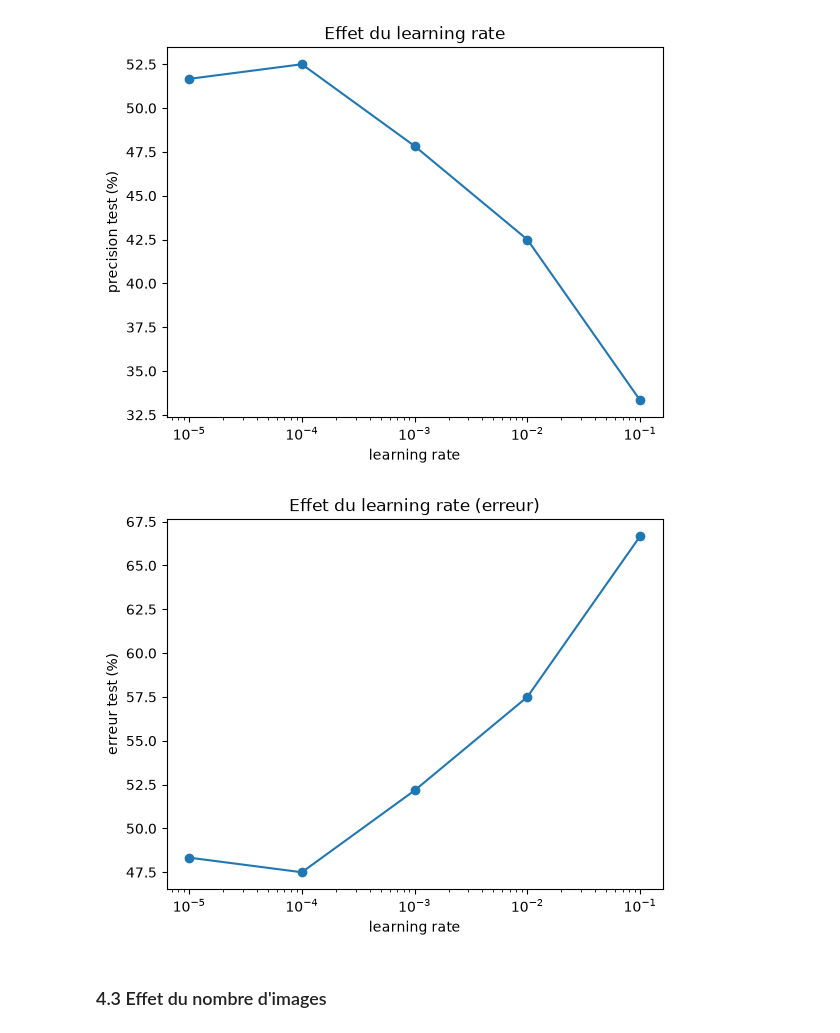
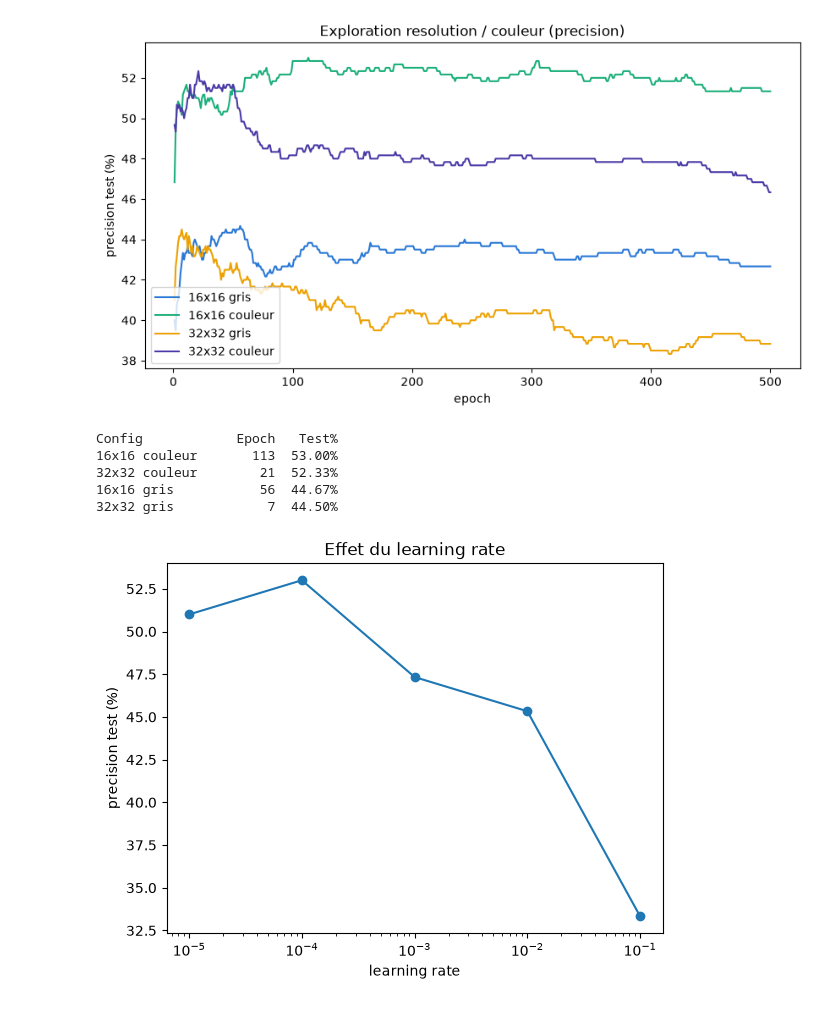
Before and after one commit to AbdelkrimAKKAL/Projet_Annual_IA, a Jupyter notebook: jupyter/model_linear.ipynb, the cells around one changed output. Cells and saved outputs as stored; diff of their text form; code cells hidden in the pictures.

Commit message:
cas de tests corrects: ML, RBF, pmc

```diff
--- a/jupyter/model_linear.ipynb
+++ b/jupyter/model_linear.ipynb
@@ -143,8 +45,0 @@ def courbe_train_test(hist_train, hist_test, ylabel, titre):
-# %%
-model, hist_train, hist_test = entrainer_linear(
-    X_train_16_3, Y_train_16_3, output_size=3, epochs=200, lr=LR,
-    X_test=X_test_16_3, Y_test=Y_test_16_3)
-lib.destroy_linear_model(model)
-
-courbe_train_test(hist_train, hist_test, "precision (%)", "Precision au fil des epochs")
-courbe_train_test([100 - p for p in hist_train], [100 - p for p in hist_test], "erreur (%)", "Erreur au fil des epochs")
@@ -156,15 +69,65 @@ courbe_train_test([100 - p for p in hist_train], [100 - p for p in hist_test], "
+# %%
+#2. Exploration (resolution/ couleurs/ epochs)
+
+EPOCHS_EXPLO = 500
+LR = 0.0001
+
+couleurs_courbe = {
+    (16, False): "#2a78d6",
+    (16, True): "#1baf7a",
+    (32, False): "#eda100",
+    (32, True): "#4a3aa7",
+}
+
+historiques = {}
+for cle, (X_train, Y_train, X_test, Y_test) in configs.items():
+    model, hist_train, hist_test, err_train, err_test = entrainer_linear(
+        X_train, Y_train, output_size=3, epochs=EPOCHS_EXPLO, lr=LR,
+        X_test=X_test, Y_test=Y_test
+    )
+
+    # (16, True): [15, ....]
+    historiques[cle] = hist_test
+    lib.destroy_linear_model(model)
+
+courbe_multi(historiques, couleurs_courbe, "precision test (%)", "Exploration resolution / couleur (precision)")
+# %% [output]
+[figure, added]
+# %%
+recap = []
+for (resolution, couleur), hist_test in historiques.items():
+    meilleur_epoch = int(np.argmax(hist_test)) +1
+    recap.append((resolution, couleur, meilleur_epoch, hist_test[meilleur_epoch - 1]))
+
+# r[3]: on trie sur le 3eme element (hist_test)
+recap.sort(key=lambda r: r[3], reverse=True)
+
+print(f"{'Config':<16}{'Epoch':>7}{'Test%':>8}")
+for resolution, couleur, epoch, acc in recap:
+    config = f"{resolution}x{resolution} {'couleur' if couleur else 'gris'}"
+    print(f"{config:<16}{epoch:>7}{acc:>7.2f}%")
+# %% [output]
+Config            Epoch   Test%
+16x16 couleur       113  53.00%
+32x32 couleur        21  52.33%
+16x16 gris           56  44.67%
+32x32 gris            7  44.50%
+# %%
+# choix du meilleur resolution
+X_train, Y_train, X_test, Y_test = configs[(16, True)]
+resolution, couleur, meilleur_epoch, acc = recap[0]
 # %%
+#3. Affinage (learning rate)
+
 lrs = [0.1, 0.01, 0.001, 0.0001, 0.00001]
-accs = []
+accs_lr = []
+
 for lr in lrs:
-    model = entrainer_linear(X_train_16_3, Y_train_16_3, output_size=3, epochs=200, lr=lr)
-    accs.append(precision_linear(model, X_test_16_3, Y_test_16_3))
-    lib.destroy_linear_model(model)
+    model = entrainer_linear(X_train, Y_train, output_size=3, epochs=meilleur_epoch, lr=lr)
+    accs_lr.append(precision_linear(model, X_test, Y_test))
 
-courbe(lrs, accs, "learning rate", "precision test (%)", "Effet du learning rate", log=True)
-courbe(lrs, [100 - a for a in accs], "learning rate", "erreur test (%)", "Effet du learning rate (erreur)", log=True)
+meilleur_lr = lrs[int(np.argmax(accs_lr))]
+
+courbe(lrs, accs_lr, "learning rate", "precision test (%)", "Effet du learning rate", log=True)
 # %% [output]
-[figure, old version]
+[figure, new version]
-[figure, removed]
-# %% [markdown]
-### 4.3 Effet du nombre d'images
```
Also changed, not shown: parts of 26 cells of this notebook, 14 other files.
